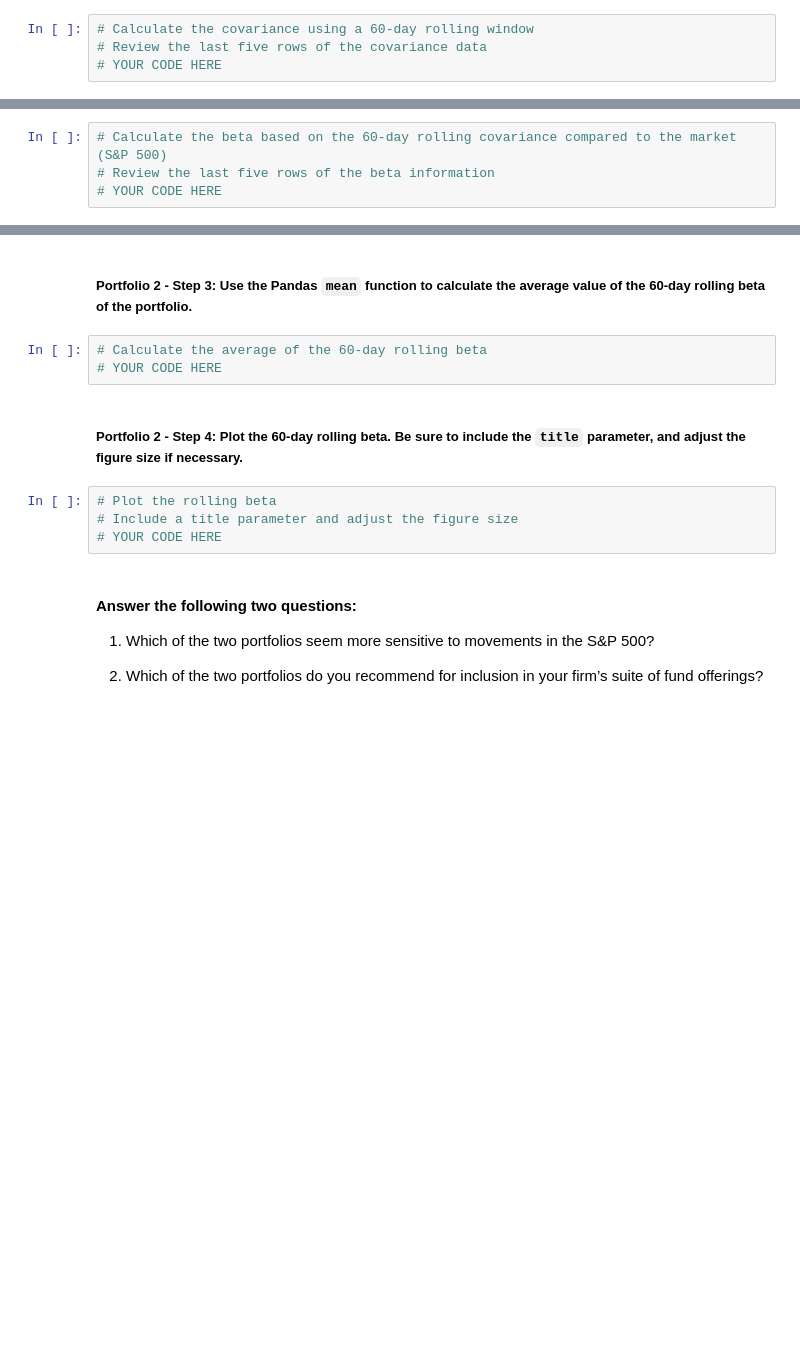
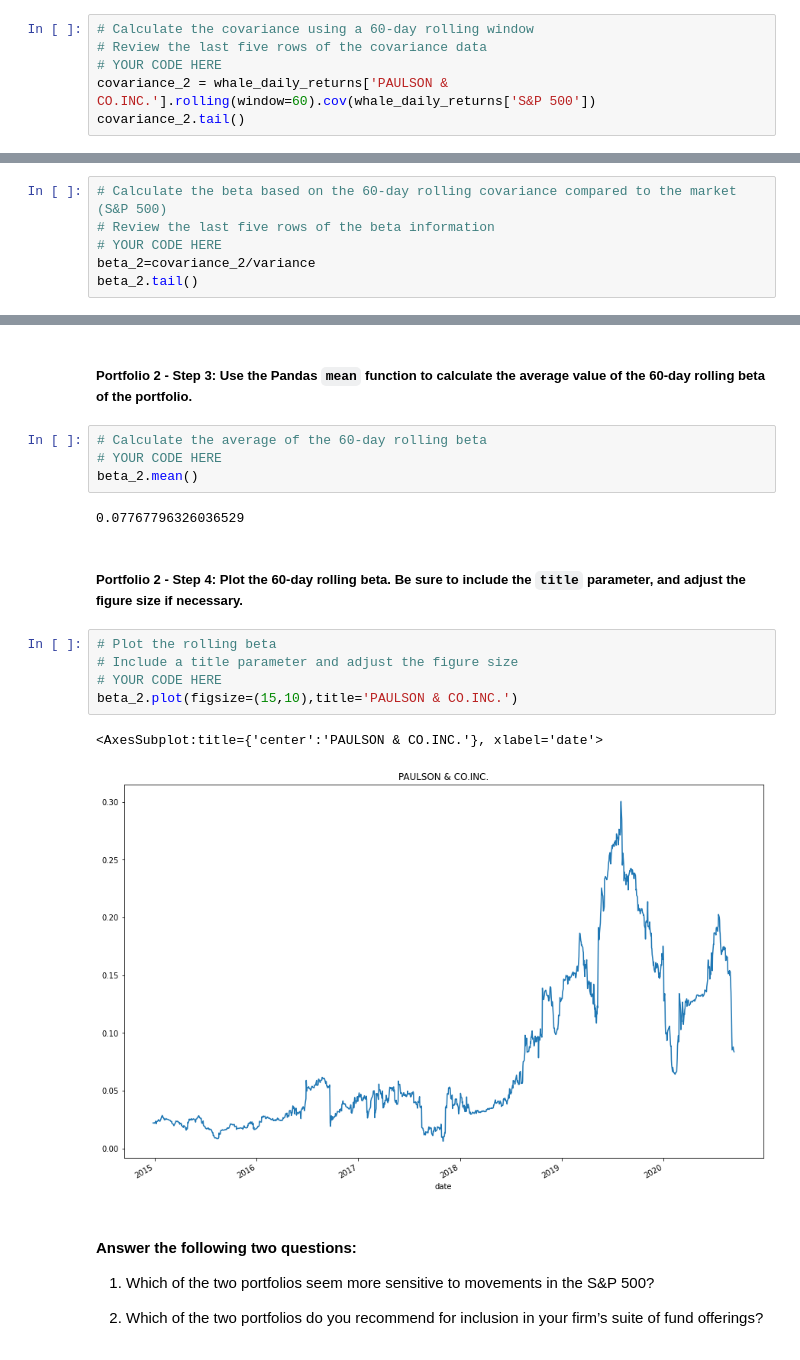
Before and after one commit to hchen1109/Finance_Analytics_4, a Jupyter notebook: risk_return_analysis.ipynb, the cells around one changed output, grey strips where cells are left out. Cells and saved outputs as stored; diff of their text form; blank space fills up the shorter version.

```diff
--- a/risk_return_analysis.ipynb
+++ b/risk_return_analysis.ipynb
@@ -447,3 +448,5 @@ beta_1
 # Calculate the covariance using a 60-day rolling window
 # Review the last five rows of the covariance data
 # YOUR CODE HERE
+covariance_2 = whale_daily_returns['PAULSON & CO.INC.'].rolling(window=60).cov(whale_daily_returns['S&P 500'])
+covariance_2.tail()
@@ -453,3 +464,5 @@ beta_1
 # Calculate the beta based on the 60-day rolling covariance compared to the market (S&P 500)
 # Review the last five rows of the beta information
 # YOUR CODE HERE
+beta_2=covariance_2/variance
+beta_2.tail()
@@ -458,12 +479,19 @@ beta_1
 # %%
 # Calculate the average of the 60-day rolling beta
 # YOUR CODE HERE
+beta_2.mean()
+# %% [output]
+0.07767796326036529
 # %% [markdown]
 ##### Portfolio 2 - Step 4: Plot the 60-day rolling beta. Be sure to include the `title` parameter, and adjust the figure size if necessary.
 # %%
 # Plot the rolling beta
 # Include a title parameter and adjust the figure size
 # YOUR CODE HERE
+beta_2.plot(figsize=(15,10),title='PAULSON & CO.INC.')
+# %% [output]
+<AxesSubplot:title={'center':'PAULSON & CO.INC.'}, xlabel='date'>
+[figure, added]
 # %% [markdown]
 #### Answer the following two questions:
 
```
Also changed, not shown: parts of 8 cells of this notebook.
